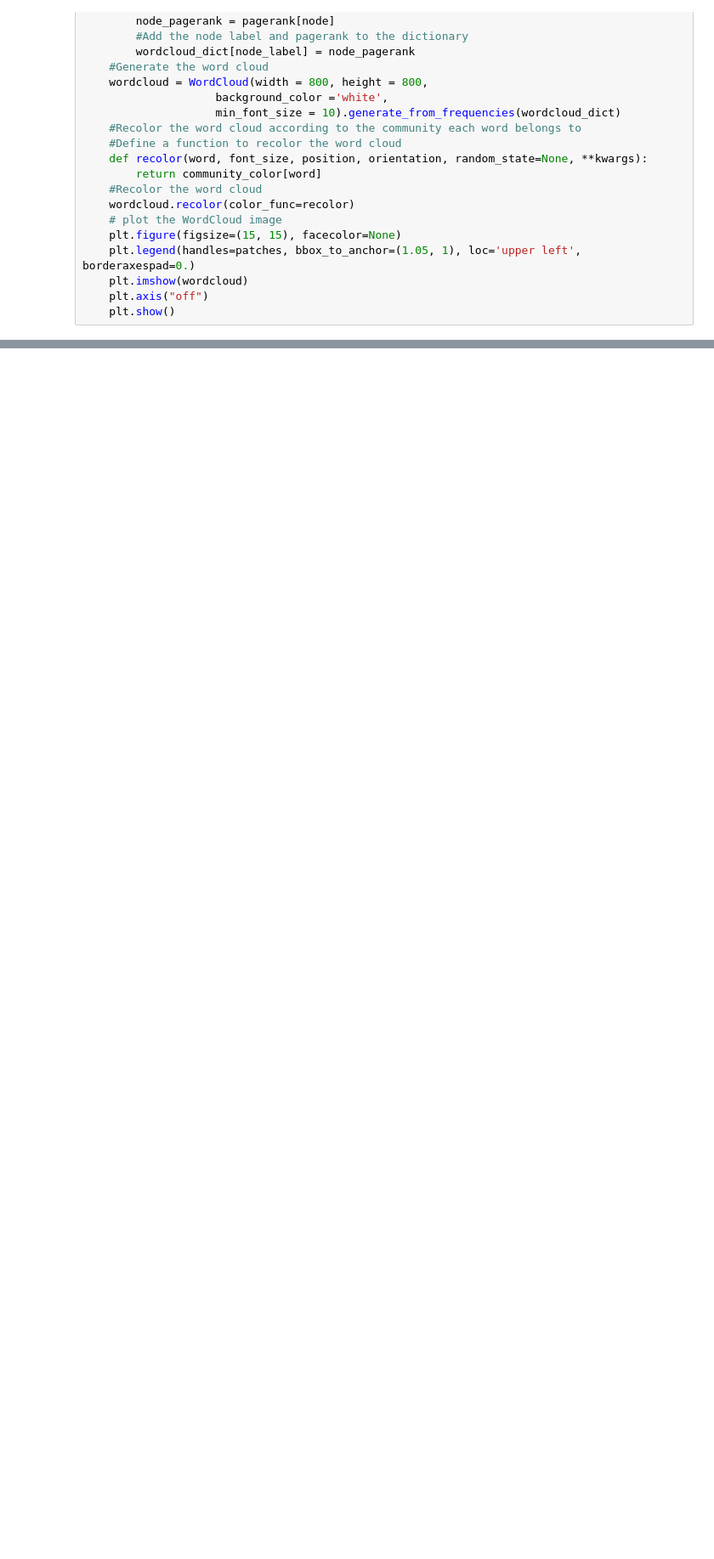
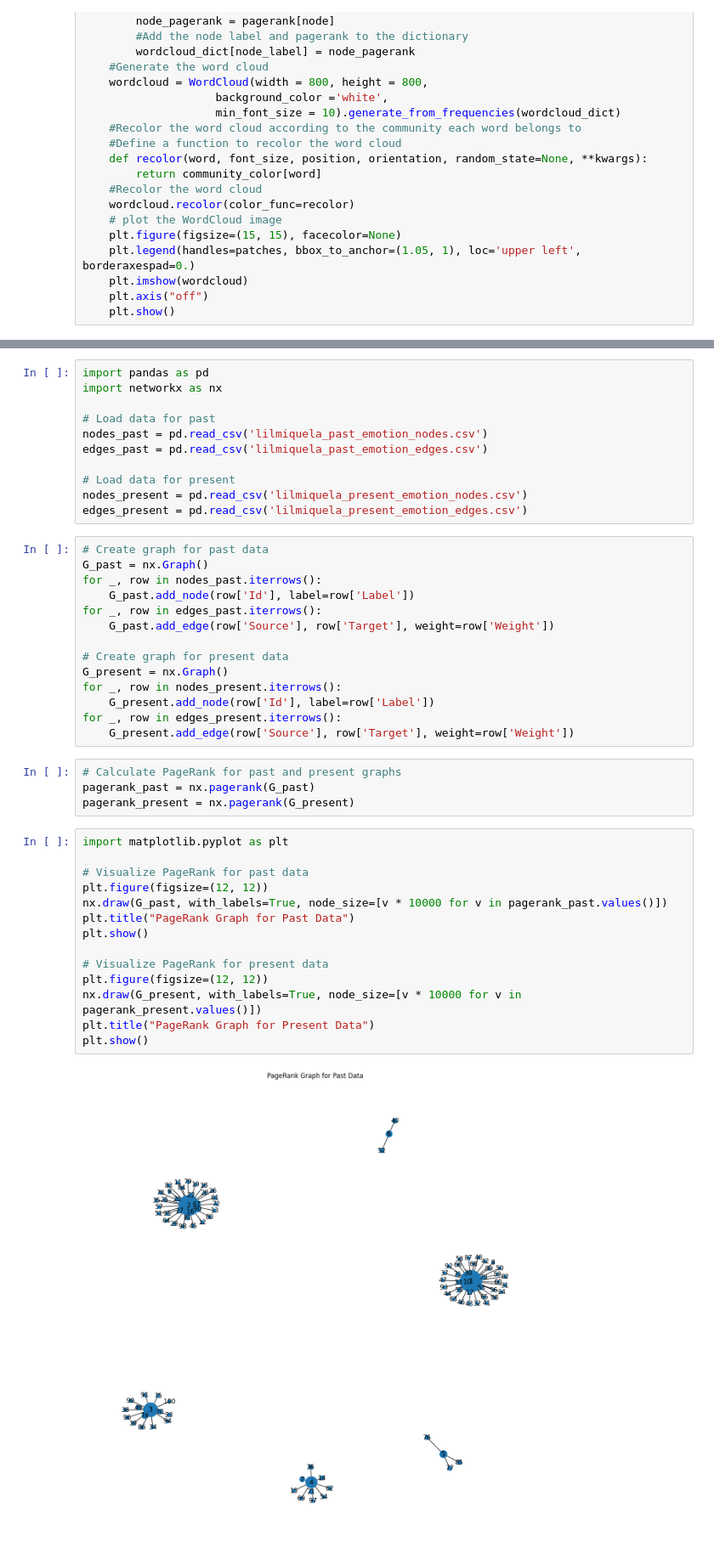
Before and after one commit to wuxyel123/MiquelaSocialNetworkAnalysis, a Jupyter notebook: Scraping/DataScraper.ipynb, the cells around one changed output, grey strips where cells are left out. Shown at 85% size. Cells and saved outputs as stored; diff of their text form; blank space fills up the shorter version.

Commit message:
pagerank and degree centrality

```diff
--- a/Scraping/DataScraper.ipynb
+++ b/Scraping/DataScraper.ipynb
@@ -606,0 +595,45 @@ plt.show()
+# %%
+import pandas as pd
+import networkx as nx
+
+# Load data for past
+nodes_past = pd.read_csv('lilmiquela_past_emotion_nodes.csv')
+edges_past = pd.read_csv('lilmiquela_past_emotion_edges.csv')
+
+# Load data for present
+nodes_present = pd.read_csv('lilmiquela_present_emotion_nodes.csv')
+edges_present = pd.read_csv('lilmiquela_present_emotion_edges.csv')
+# %%
+# Create graph for past data
+G_past = nx.Graph()
+for _, row in nodes_past.iterrows():
+    G_past.add_node(row['Id'], label=row['Label'])
+for _, row in edges_past.iterrows():
+    G_past.add_edge(row['Source'], row['Target'], weight=row['Weight'])
+
+# Create graph for present data
+G_present = nx.Graph()
+for _, row in nodes_present.iterrows():
+    G_present.add_node(row['Id'], label=row['Label'])
+for _, row in edges_present.iterrows():
+    G_present.add_edge(row['Source'], row['Target'], weight=row['Weight'])
+# %%
+# Calculate PageRank for past and present graphs
+pagerank_past = nx.pagerank(G_past)
+pagerank_present = nx.pagerank(G_present)
+# %%
+import matplotlib.pyplot as plt
+
+# Visualize PageRank for past data
+plt.figure(figsize=(12, 12))
+nx.draw(G_past, with_labels=True, node_size=[v * 10000 for v in pagerank_past.values()])
+plt.title("PageRank Graph for Past Data")
+plt.show()
+
+# Visualize PageRank for present data
+plt.figure(figsize=(12, 12))
+nx.draw(G_present, with_labels=True, node_size=[v * 10000 for v in pagerank_present.values()])
+plt.title("PageRank Graph for Present Data")
+plt.show()
+# %% [output]
+[figure, added]
```
Also changed, not shown: parts of 4 cells of this notebook.
